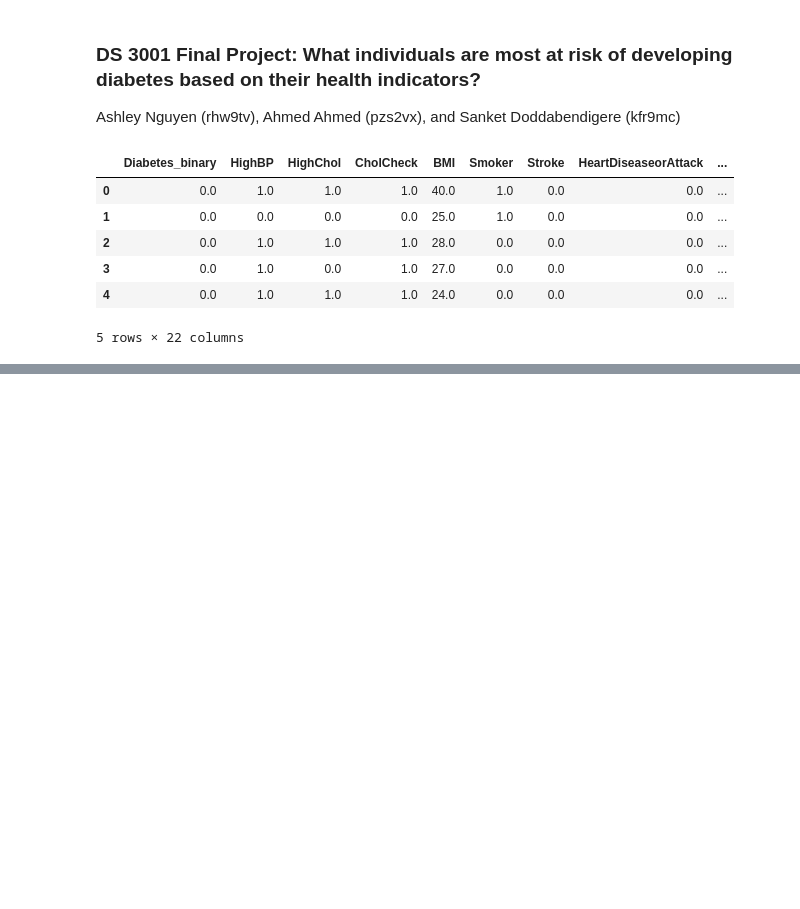
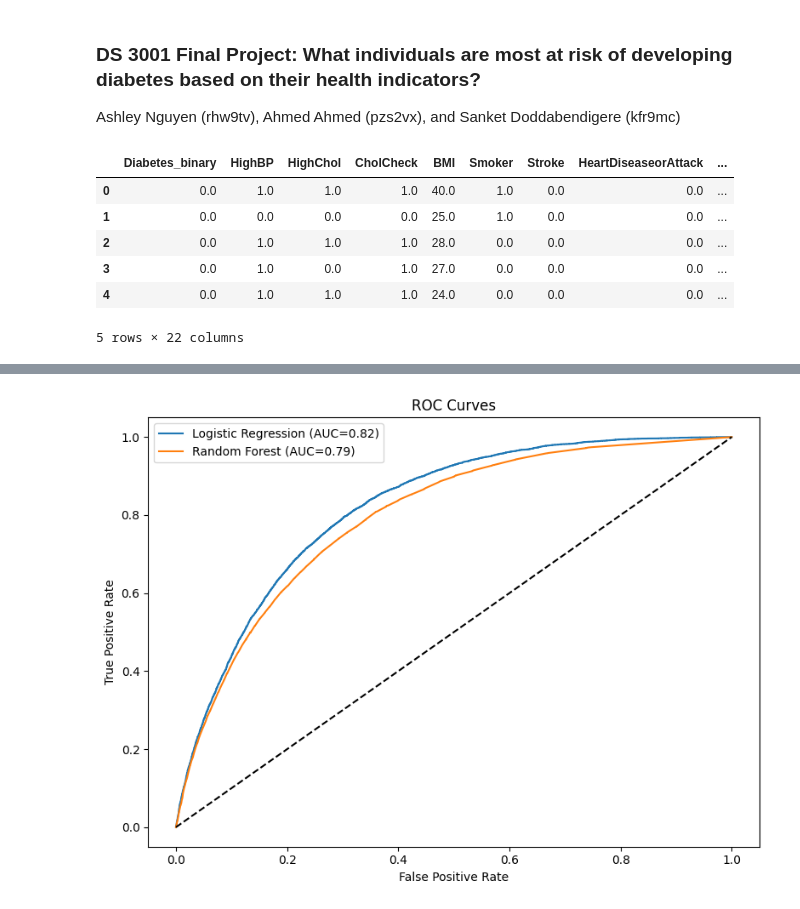
Before and after one commit to ashleynguyen04/DS3001-Project, a Jupyter notebook: project_results.ipynb, the cells around one changed output, grey strips where cells are left out. Cells and saved outputs as stored; diff of their text form; code cells hidden in the pictures; blank space fills up the shorter version.

Commit message:
finished out models and code

```diff
--- a/project_results.ipynb
+++ b/project_results.ipynb
@@ -25,0 +27,91 @@ df.head()
+# %%
+from sklearn.model_selection import train_test_split
+from sklearn.preprocessing import StandardScaler
+from sklearn.linear_model import LogisticRegression
+from sklearn.ensemble import RandomForestClassifier
+from sklearn.metrics import (
+    accuracy_score, precision_score, recall_score, f1_score,
+    classification_report, confusion_matrix,
+    roc_auc_score, roc_curve
+)
+
+df = df.dropna()
+X = df.drop(columns=['Diabetes_binary'])
+y = df['Diabetes_binary']
+
+X_train, X_test, y_train, y_test = train_test_split(
+    X, y,
+    test_size=0.2,
+    random_state=42,
+    stratify=y
+)
+
+scaler = StandardScaler()
+X_train_scaled = scaler.fit_transform(X_train)
+X_test_scaled  = scaler.transform(X_test)
+
+models = {
+    'Logistic Regression': LogisticRegression(max_iter=1000, random_state=42),
+    'Random Forest':       RandomForestClassifier(n_estimators=100, random_state=42),
+}
+
+
+results = {}
+plt.figure(figsize=(8,6))
+
+for name, model in models.items():
+    # Train
+    model.fit(X_train_scaled, y_train)
+    # Predict
+    y_pred = model.predict(X_test_scaled)
+    y_proba = model.predict_proba(X_test_scaled)[:,1]
+    # Metrics
+    acc  = accuracy_score(y_test, y_pred)
+    prec = precision_score(y_test, y_pred)
+    rec  = recall_score(y_test, y_pred)
+    f1   = f1_score(y_test, y_pred)
+    auc  = roc_auc_score(y_test, y_proba)
+    results[name] = dict(accuracy=acc, precision=prec, recall=rec, f1=f1, roc_auc=auc)
+    # ROC curve
+    fpr, tpr, _ = roc_curve(y_test, y_proba)
+    plt.plot(fpr, tpr, label=f'{name} (AUC={auc:.2f})')
+
+# 8. Plot ROC
+plt.plot([0,1], [0,1], 'k--')
+plt.xlabel('False Positive Rate')
+plt.ylabel('True Positive Rate')
+plt.title('ROC Curves')
+plt.legend()
+plt.tight_layout()
+plt.show()
+
+for name, mets in results.items():
+    print(f'--- {name} ---')
+    print(f"Accuracy : {mets['accuracy']:.3f}")
+    print(f"Precision: {mets['precision']:.3f}")
+    print(f"Recall   : {mets['recall']:.3f}")
+    print(f"F1-score : {mets['f1']:.3f}")
+    print(f"ROC-AUC  : {mets['roc_auc']:.3f}")
+    print()
+
+    class_names = ['No Diabetes', 'Diabetes']
+
+    y_pred = models[name].predict(X_test_scaled)
+    cm = confusion_matrix(y_test, y_pred)
+
+    plt.figure(figsize=(6,5))
+    sns.heatmap(
+        cm,
+        annot=True,
+        fmt='d',
+        cmap='Blues',
+        xticklabels=class_names,
+        yticklabels=class_names
+    )
+    plt.title(f'{name} Confusion Matrix')
+    plt.xlabel('Predicted label')
+    plt.ylabel('True label')
+    plt.tight_layout()
+    plt.show()
+# %% [output]
+[figure, added]
```
Also changed, not shown: parts of 4 cells of this notebook.
